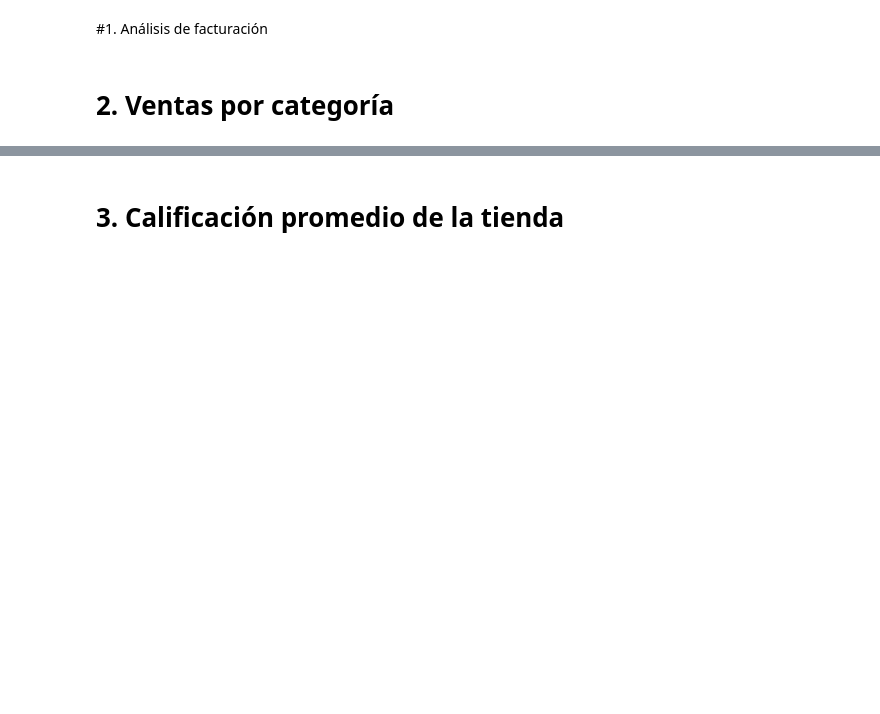
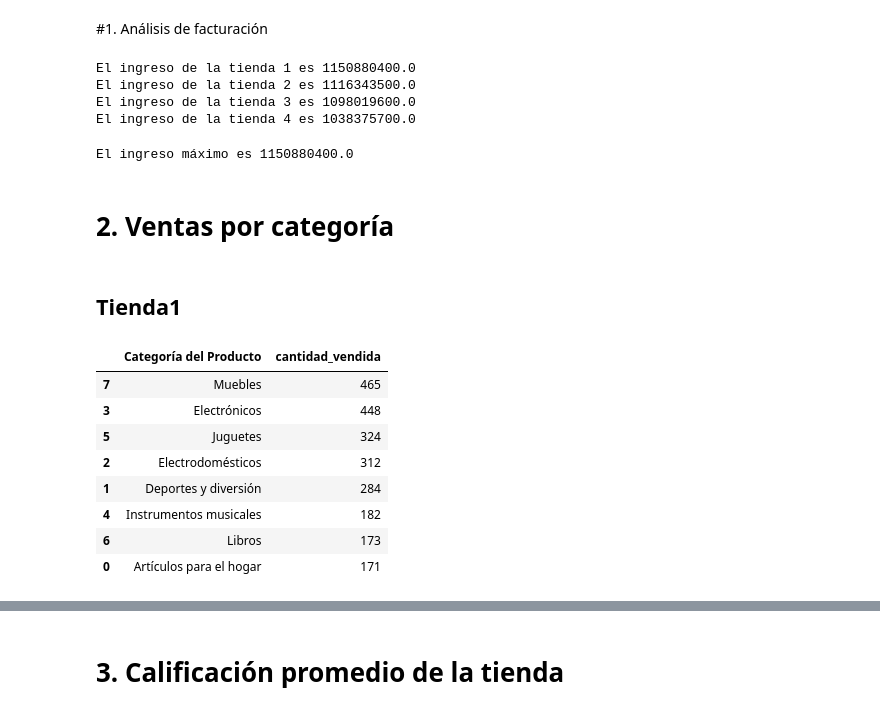
Before and after one commit to d4vid2025/challenge1-data-science-latam, a Jupyter notebook: AluraStoreLatam.ipynb, the cells around one changed output, grey strips where cells are left out. Drawn from its saved outputs; the diff is of its cells as text; code cells hidden in the pictures; blank space fills up the shorter version.

```diff
--- a/AluraStoreLatam.ipynb
+++ b/AluraStoreLatam.ipynb
@@ -24,4 +47,39 @@ tienda.head()
 # %% [markdown]
 #1. Análisis de facturación
+# %%
+ingresoTotal1 = tienda['Precio'].sum()
+ingresoTotal2 = tienda2['Precio'].sum()
+ingresoTotal3 = tienda3['Precio'].sum()
+ingresoTotal4 = tienda4['Precio'].sum()
+print(f'El ingreso de la tienda 1 es {ingresoTotal1}')
+print(f'El ingreso de la tienda 2 es {ingresoTotal2}')
+print(f'El ingreso de la tienda 3 es {ingresoTotal3}')
+print(f'El ingreso de la tienda 4 es {ingresoTotal4}')
+# %% [output]
+El ingreso de la tienda 1 es 1150880400.0
+El ingreso de la tienda 2 es 1116343500.0
+El ingreso de la tienda 3 es 1098019600.0
+El ingreso de la tienda 4 es 1038375700.0
+# %%
+maximo = max(ingresoTotal1,ingresoTotal2,ingresoTotal3,ingresoTotal4)
+print(f'El ingreso máximo es {maximo}')
+# %% [output]
+El ingreso máximo es 1150880400.0
 # %% [markdown]
 # 2. Ventas por categoría
+# %% [markdown]
+## Tienda1
+# %%
+cantidadVendidaPorCategoria = tienda.groupby('Categoría del Producto').size().reset_index(name='cantidad_vendida')
+cantidadVendidaPorCategoria = cantidadVendidaPorCategoria.sort_values('cantidad_vendida',ascending=False)
+cantidadVendidaPorCategoria
+# %% [output]
+|  | Categoría del Producto | cantidad_vendida |
+| 7 | Muebles | 465 |
+| 3 | Electrónicos | 448 |
+| 5 | Juguetes | 324 |
+| 2 | Electrodomésticos | 312 |
+| 1 | Deportes y diversión | 284 |
+| 4 | Instrumentos musicales | 182 |
+| 6 | Libros | 173 |
+| 0 | Artículos para el hogar | 171 |
```
Also changed, not shown: parts of 12 cells of this notebook.
